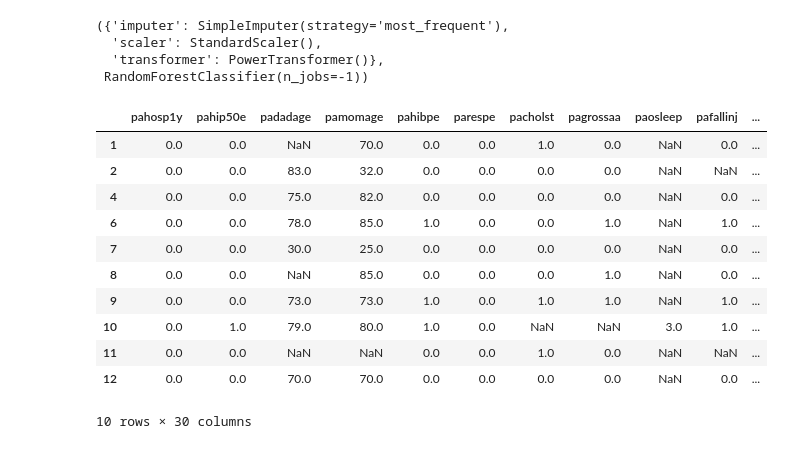
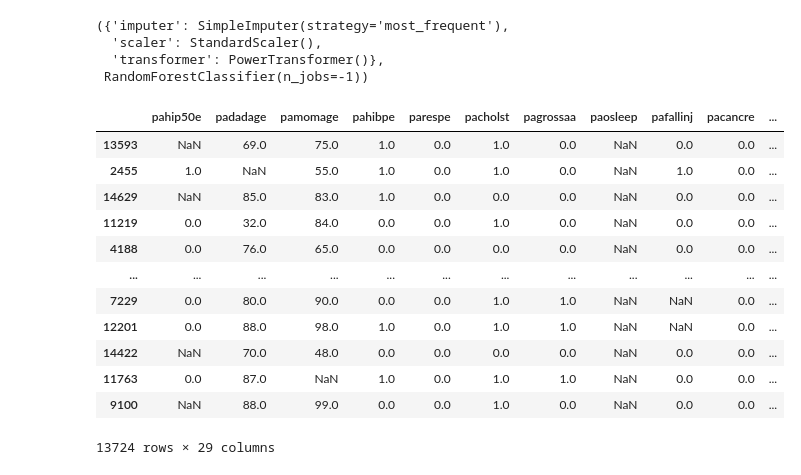
Before and after one commit to giraldiego/HPEP-Project, a Jupyter notebook: My-Hospitalization_Prediction_for_Elderly_People.ipynb, the cells around one changed output. Saved outputs shown, nothing was run; the diff lists cells and outputs as text; code cells hidden in the pictures.

```diff
--- a/My-Hospitalization_Prediction_for_Elderly_People.ipynb
+++ b/My-Hospitalization_Prediction_for_Elderly_People.ipynb
@@ -135,11 +135,11 @@ There are 30 features selected
 from sklearn.model_selection import train_test_split
 
 # Split the dataset in train and test data
-X_train, X_test, y_train, y_test = train_test_split(X_df, y_df, test_size=0.2, random_state=42, shuffle=True)
+df_train, df_test, y_train, y_test = train_test_split(X_df, y_df, test_size=0.2, random_state=42, shuffle=True)
 
 # Imputing nan
 imputer = SimpleImputer(missing_values=np.nan, strategy='most_frequent') # Imputer using the mode
-X_train = imputer.fit_transform(X_train)
+X_train = imputer.fit_transform(df_train)
 
 # Scaling the train data
 scaler = StandardScaler()
@@ -150,7 +150,7 @@ transformer = PowerTransformer(method='yeo-johnson')
 X_train = transformer.fit_transform(X_train)
 
 ## Now we apply the same fot test dataset
-X_test = imputer.transform(X_test)
+X_test = imputer.transform(df_test)
 
 # Scaling the test data
 X_test = scaler.transform(X_test)
@@ -402,18 +402,19 @@ transformers_imported, model_imported
 imputer_imported = transformers_imported["imputer"]
 scaler_imported = transformers_imported["scaler"]
 transformer_imported = transformers_imported["transformer"]
-# %%
-df_s[df_s["pahosp1y"] == 0].head(10)
-# %% [output]
-|  | pahosp1y | pahip50e | padadage | pamomage | pahibpe | parespe | pacholst | pagrossaa | paosleep | pafallinj | ... |
-| 1 | 0.0 | 0.0 | NaN | 70.0 | 0.0 | 0.0 | 1.0 | 0.0 | NaN | 0.0 | ... |
-| 2 | 0.0 | 0.0 | 83.0 | 32.0 | 0.0 | 0.0 | 0.0 | 0.0 | NaN | NaN | ... |
-| 4 | 0.0 | 0.0 | 75.0 | 82.0 | 0.0 | 0.0 | 0.0 | 0.0 | NaN | 0.0 | ... |
-| 6 | 0.0 | 0.0 | 78.0 | 85.0 | 1.0 | 0.0 | 0.0 | 1.0 | NaN | 1.0 | ... |
-| 7 | 0.0 | 0.0 | 30.0 | 25.0 | 0.0 | 0.0 | 0.0 | 0.0 | NaN | 0.0 | ... |
-| 8 | 0.0 | 0.0 | NaN | 85.0 | 0.0 | 0.0 | 0.0 | 1.0 | NaN | 0.0 | ... |
-| 9 | 0.0 | 0.0 | 73.0 | 73.0 | 1.0 | 0.0 | 1.0 | 1.0 | NaN | 1.0 | ... |
-| 10 | 0.0 | 1.0 | 79.0 | 80.0 | 1.0 | 0.0 | NaN | NaN | 3.0 | 1.0 | ... |
-| 11 | 0.0 | 0.0 | NaN | NaN | 0.0 | 0.0 | 1.0 | 0.0 | NaN | NaN | ... |
-| 12 | 0.0 | 0.0 | 70.0 | 70.0 | 0.0 | 0.0 | 0.0 | 0.0 | NaN | 0.0 | ... |
-10 rows × 30 columns
+# %%
+df_test
+# %% [output]
+|  | pahip50e | padadage | pamomage | pahibpe | parespe | pacholst | pagrossaa | paosleep | pafallinj | pacancre | ... |
+| 13593 | NaN | 69.0 | 75.0 | 1.0 | 0.0 | 1.0 | 0.0 | NaN | 0.0 | 0.0 | ... |
+| 2455 | 1.0 | NaN | 55.0 | 1.0 | 0.0 | 1.0 | 0.0 | NaN | 1.0 | 0.0 | ... |
+| 14629 | NaN | 85.0 | 83.0 | 1.0 | 0.0 | 0.0 | 0.0 | NaN | 0.0 | 0.0 | ... |
+| 11219 | 0.0 | 32.0 | 84.0 | 0.0 | 0.0 | 1.0 | 0.0 | NaN | 0.0 | 0.0 | ... |
+| 4188 | 0.0 | 76.0 | 65.0 | 0.0 | 0.0 | 0.0 | 0.0 | NaN | 0.0 | 0.0 | ... |
+| ... | ... | ... | ... | ... | ... | ... | ... | ... | ... | ... | ... |
+| 7229 | 0.0 | 80.0 | 90.0 | 0.0 | 0.0 | 1.0 | 1.0 | NaN | NaN | 0.0 | ... |
+| 12201 | 0.0 | 88.0 | 98.0 | 1.0 | 0.0 | 1.0 | 1.0 | NaN | NaN | 0.0 | ... |
+| 14422 | NaN | 70.0 | 48.0 | 0.0 | 0.0 | 0.0 | 0.0 | NaN | 0.0 | 0.0 | ... |
+| 11763 | 0.0 | 87.0 | NaN | 1.0 | 0.0 | 1.0 | 1.0 | NaN | 0.0 | 0.0 | ... |
+| 9100 | NaN | 88.0 | 99.0 | 0.0 | 0.0 | 1.0 | 0.0 | NaN | 0.0 | 0.0 | ... |
+13724 rows × 29 columns
```
Also changed, not shown: parts of 10 cells of this notebook.
